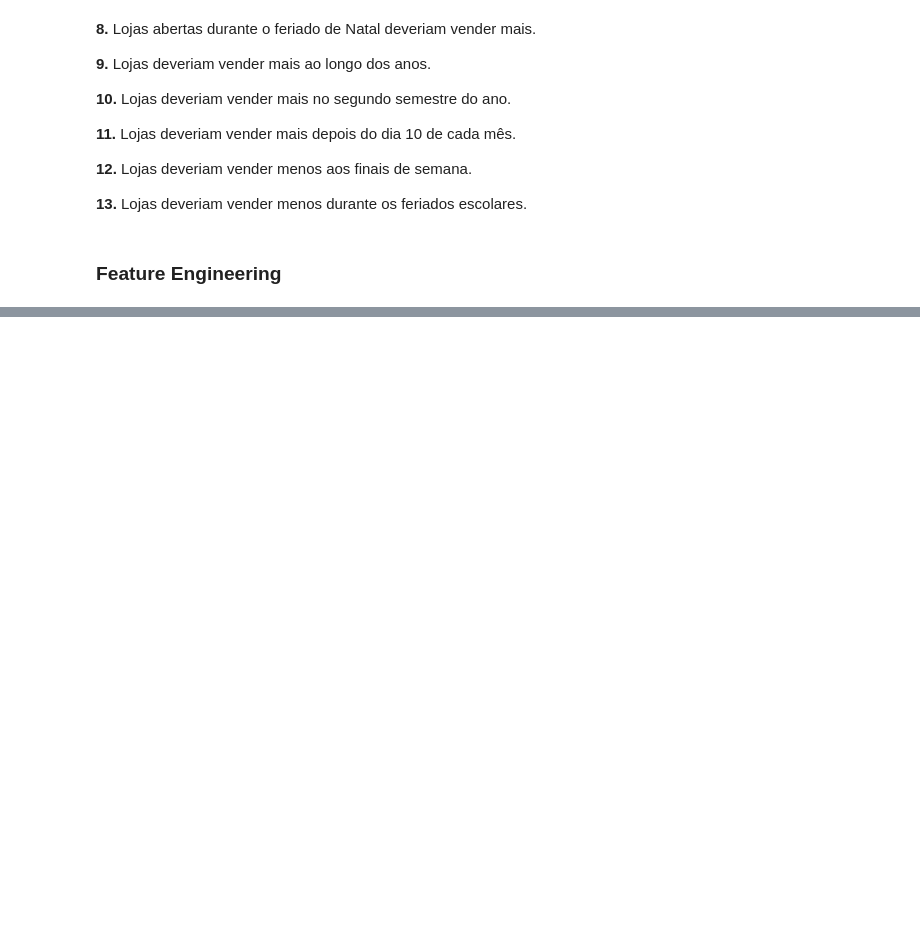
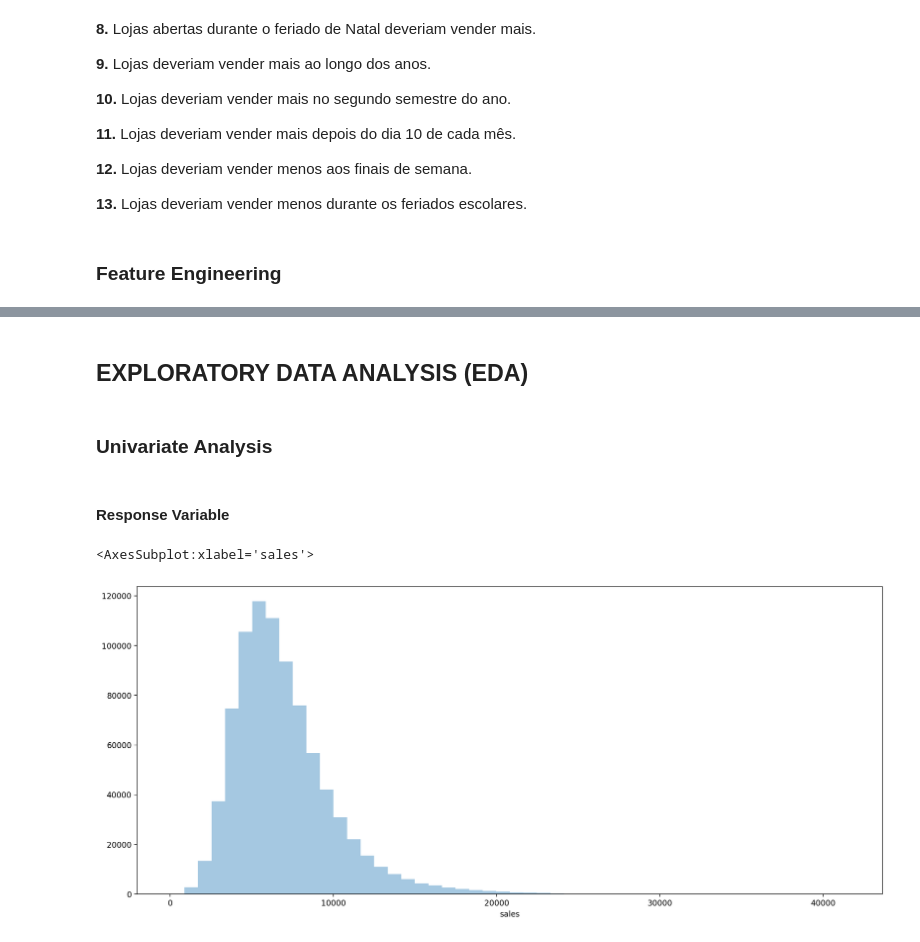
Before and after one commit to marxcerqueira/Data-Science-Projects, a Jupyter notebook: Kaggle-Rossman-Sales-Prediction/Rossman-Store-Sales-Prediction.ipynb, the cells around one changed output, grey strips where cells are left out. Drawn from its saved outputs; the diff is of its cells as text; code cells hidden in the pictures; blank space fills up the shorter version.

Commit message:
Started EDA, univariate analysis

```diff
--- a/Kaggle-Rossman-Sales-Prediction/Rossman-Store-Sales-Prediction.ipynb
+++ b/Kaggle-Rossman-Sales-Prediction/Rossman-Store-Sales-Prediction.ipynb
@@ -508,0 +523,2 @@ df2.head().T
+# %%
+df3 = df2.copy()
@@ -508,0 +547,2 @@ df2.head().T
+# %%
+df3 = df3[(df3['open'] != 0) & (df3['sales']> 0)]
@@ -508,0 +568,14 @@ df2.head().T
+# %% [markdown]
+## EXPLORATORY DATA ANALYSIS (EDA)
+# %%
+df4 = df3.copy()
+# %% [markdown]
+### Univariate Analysis
+# %% [markdown]
+#### Response Variable
+# %%
+fig = plt.figure( figsize = (14, 6), constrained_layout=True)
+sns.distplot(df4['sales'], kde = False)
+# %% [output]
+<AxesSubplot:xlabel='sales'>
+[figure, added]
```
Also changed, not shown: parts of 19 cells of this notebook.
